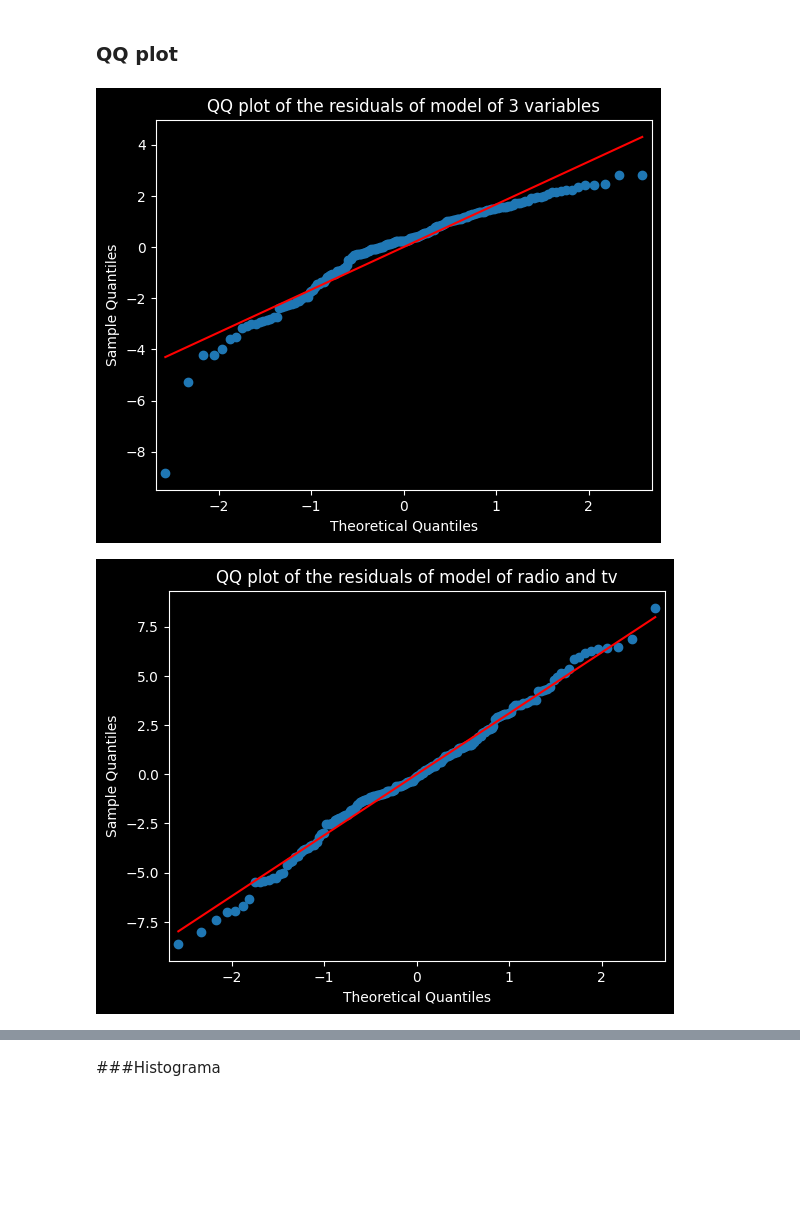
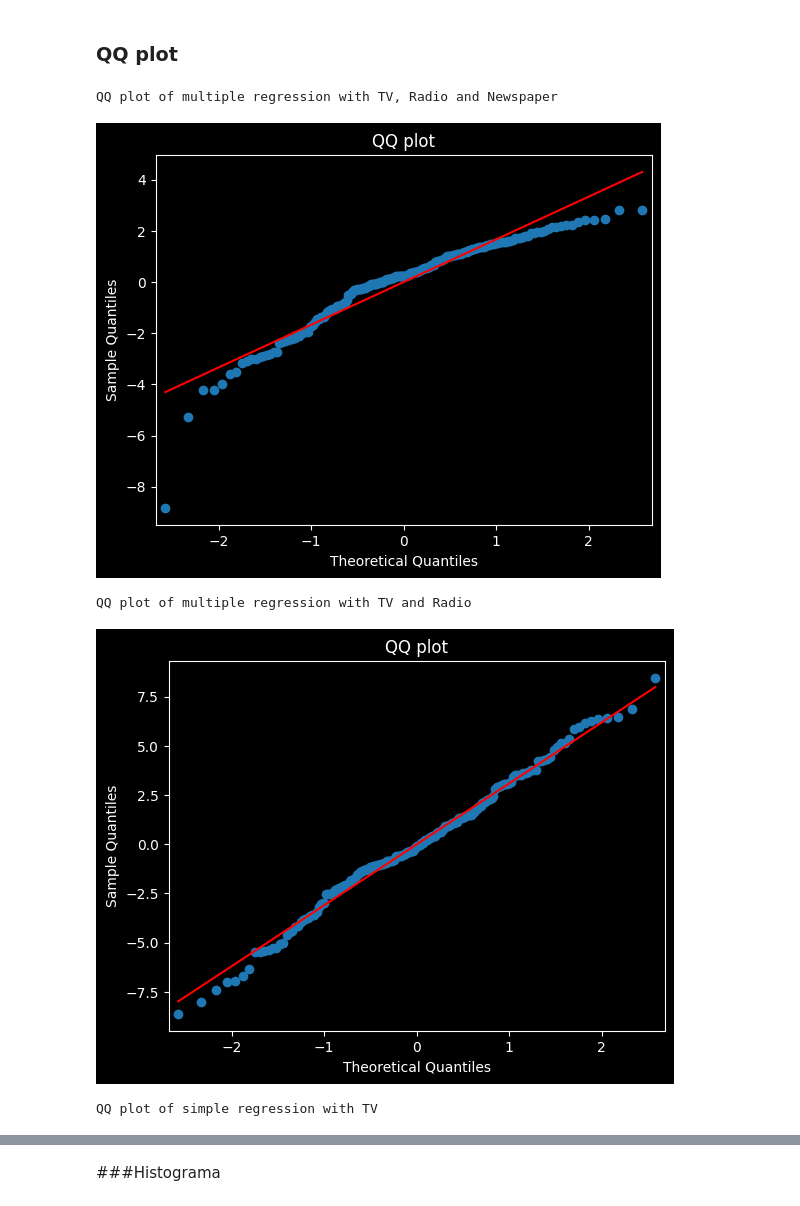
Before and after one commit to milalangone/unsupervised_advertising, a Jupyter notebook: regression_sales_analysis.ipynb, the cells around one changed output, grey strips where cells are left out. Cells and saved outputs as stored; diff of their text form; code cells hidden in the pictures; blank space fills up the shorter version.

Commit message:
added functions and simple regression analysis

```diff
--- a/regression_sales_analysis.ipynb
+++ b/regression_sales_analysis.ipynb
@@ -134,18 +125,26 @@ Notes:
 [1] Standard Errors assume that the covariance matrix of the errors is correctly specified.
 # %%
 def multiple_regression(X, y):
-    X = sm.add_constant(X)
-    model = sm.OLS(y, X).fit()
+  X = sm.add_constant(X)
+  model = sm.OLS(y, X).fit()
 
-    return model
+  return model
 
 X1 = df[['TV','Radio']]
 X2 = df[['Radio', 'Newspaper']]
 X3 = df[['Newspaper', 'TV']]
+y = df[['Sales']]
+
 model_tv_radio = multiple_regression(X1, y)
+print("Variable independiente: TV y Radio, Variable dependiente: Sales")
+print('\n')
 print(model_tv_radio.summary())
 model_radio_np = multiple_regression(X2, y)
+print("Variable independiente: Radio y Newspaper, Variable dependiente: Sales")
+print('\n')
 print(model_radio_np.summary())
 model_radio_tv = multiple_regression(X3, y)
+print("Variable independiente: Radio y TV, Variable dependiente: Sales")
+print('\n')
 print(model_radio_tv.summary())
 # %% [output]
@@ -171,18 +170,25 @@ Notes:
 # %%
 residuals_3v = model_3v.resid
 residuals_radio_tv = model_radio_tv.resid
+residuals_tv = models_dict[('TV', 'Sales')].resid
 # %% [markdown]
 ### QQ plot
 # %%
-with plt.style.context('dark_background'):
-  sm.qqplot(residuals_3v, line='s')
-  plt.title('QQ plot of the residuals of model of 3 variables')
-plt.show()
-
-with plt.style.context('dark_background'):
-  sm.qqplot(residuals_radio_tv, line='s')
-  plt.title('QQ plot of the residuals of model of radio and tv')
-plt.show()
+def plot_QQplot(residuals):
+  with plt.style.context('dark_background'):
+    sm.qqplot(residuals, line='s')
+    plt.title('QQ plot')
+  plt.show()
-# %% [output]
-[figure, removed]
-[figure, removed]
+# %%
+print('QQ plot of multiple regression with TV, Radio and Newspaper')
+plot_QQplot(residuals_3v)
+print('QQ plot of multiple regression with TV and Radio')
+plot_QQplot(residuals_radio_tv)
+print('QQ plot of simple regression with TV')
+plot_QQplot(residuals_tv)
+# %% [output]
+QQ plot of multiple regression with TV, Radio and Newspaper
+[figure, added]
+QQ plot of multiple regression with TV and Radio
+[figure, added]
+QQ plot of simple regression with TV
```
Also changed, not shown: parts of 12 cells of this notebook.
